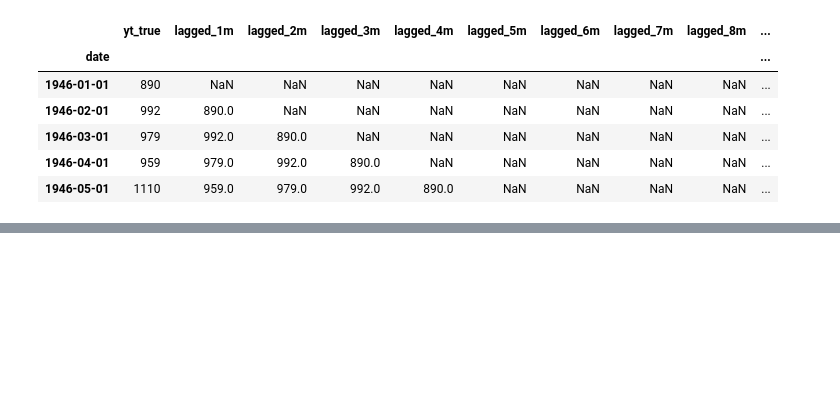
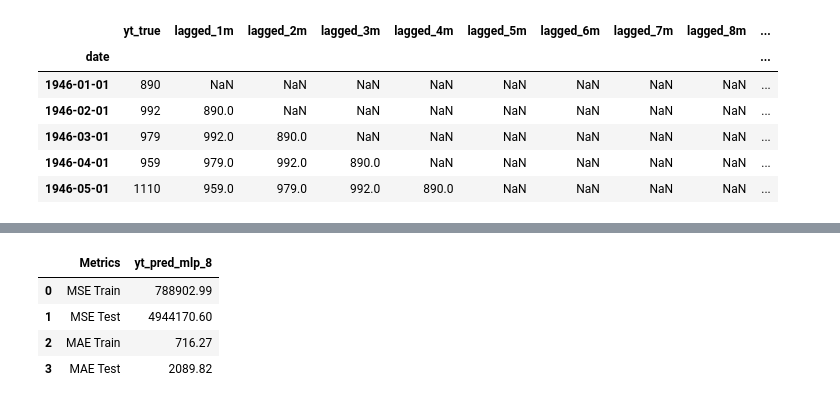
Before and after one commit to 2025-2-predictiva/PRE-13-prediccion-basica-series-de-tiempo-StephanosDaza, a Jupyter notebook: homework/homework_4.ipynb, the cells around one changed output, grey strips where cells are left out. Drawn from its saved outputs; the diff is of its cells as text; code cells hidden in the pictures; blank space fills up the shorter version.

```diff
--- a/homework/homework_4.ipynb
+++ b/homework/homework_4.ipynb
@@ -46,0 +101,12 @@ df_orig.head()
+# %%
+#
+# Métricas de error
+#
+metrics = functions.compute_evaluation_metrics(df_dropna)
+metrics
+# %% [output]
+|  | Metrics | yt_pred_mlp_8 |
+| 0 | MSE Train | 788902.99 |
+| 1 | MSE Test | 4944170.60 |
+| 2 | MAE Train | 716.27 |
+| 3 | MAE Test | 2089.82 |
```
Also changed, not shown: parts of 4 cells of this notebook, 7 other files.
